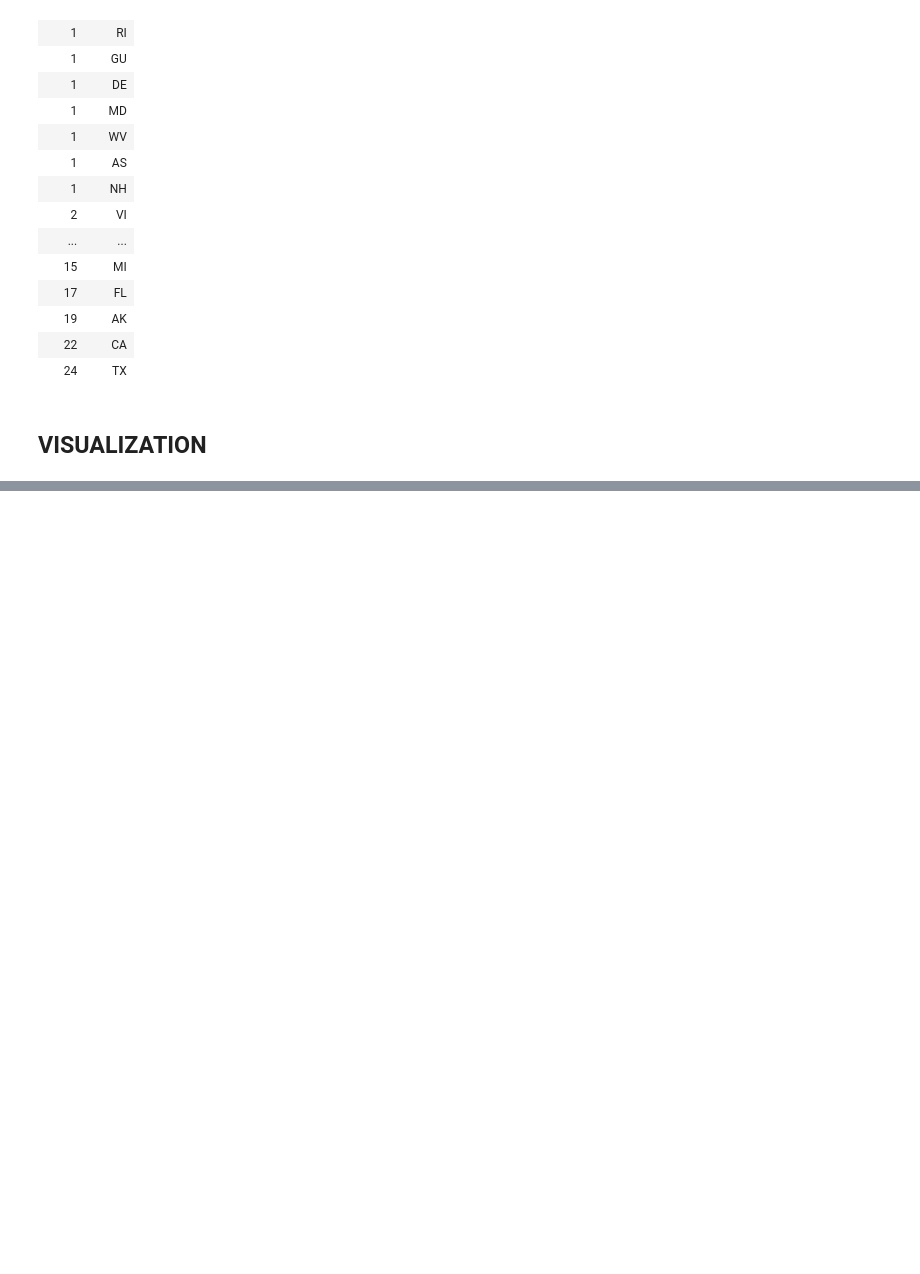
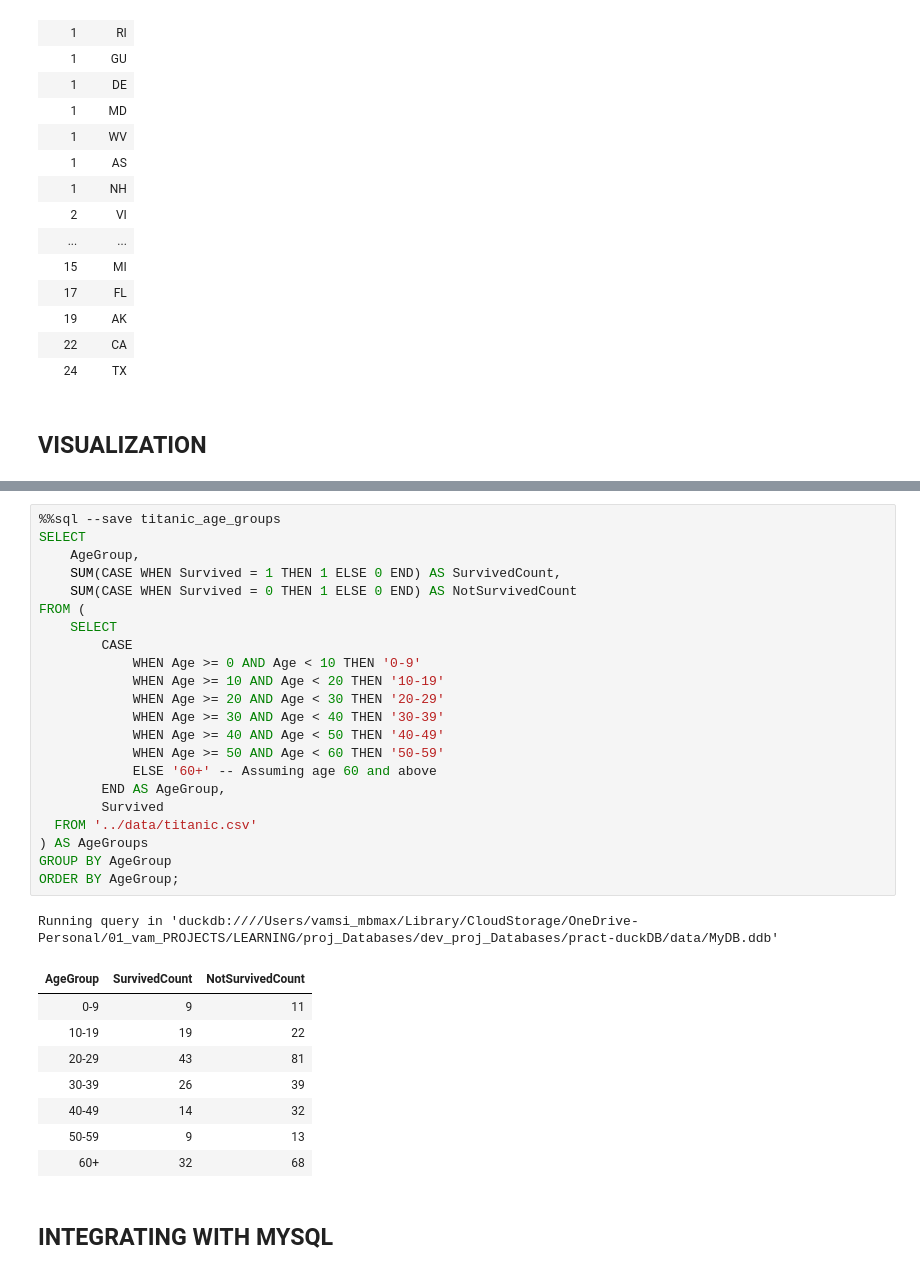
Before and after one commit to Friend09/practise-duckdb, a Jupyter notebook: notebooks/pract-ch4-duckdb-jupySQL.ipynb, the cells around one changed output, grey strips where cells are left out. Drawn from its saved outputs; the diff is of its cells as text; blank space fills up the shorter version.

```diff
--- a/notebooks/pract-ch4-duckdb-jupySQL.ipynb
+++ b/notebooks/pract-ch4-duckdb-jupySQL.ipynb
@@ -198,0 +294,34 @@ Running query in 'duckdb:////Users/vamsi_mbmax/Library/CloudStorage/OneDrive-Per
+# %%
+%%sql --save titanic_age_groups
+SELECT
+    AgeGroup,
+    SUM(CASE WHEN Survived = 1 THEN 1 ELSE 0 END) AS SurvivedCount,
+    SUM(CASE WHEN Survived = 0 THEN 1 ELSE 0 END) AS NotSurvivedCount
+FROM (
+    SELECT
+        CASE
+            WHEN Age >= 0 AND Age < 10 THEN '0-9'
+            WHEN Age >= 10 AND Age < 20 THEN '10-19'
+            WHEN Age >= 20 AND Age < 30 THEN '20-29'
+            WHEN Age >= 30 AND Age < 40 THEN '30-39'
+            WHEN Age >= 40 AND Age < 50 THEN '40-49'
+            WHEN Age >= 50 AND Age < 60 THEN '50-59'
+            ELSE '60+' -- Assuming age 60 and above
+        END AS AgeGroup,
+        Survived
+  FROM '../data/titanic.csv'
+) AS AgeGroups
+GROUP BY AgeGroup
+ORDER BY AgeGroup;
+# %% [output]
+Running query in 'duckdb:////Users/vamsi_mbmax/Library/CloudStorage/OneDrive-Personal/01_vam_PROJECTS/LEARNING/proj_Databases/dev_proj_Databases/pract-duckDB/data/MyDB.ddb'
+| AgeGroup | SurvivedCount | NotSurvivedCount |
+| 0-9 | 9 | 11 |
+| 10-19 | 19 | 22 |
+| 20-29 | 43 | 81 |
+| 30-39 | 26 | 39 |
+| 40-49 | 14 | 32 |
+| 50-59 | 9 | 13 |
+| 60+ | 32 | 68 |
+# %% [markdown]
+## INTEGRATING WITH MYSQL
```
Also changed, not shown: parts of 12 cells of this notebook, 5 other files.
